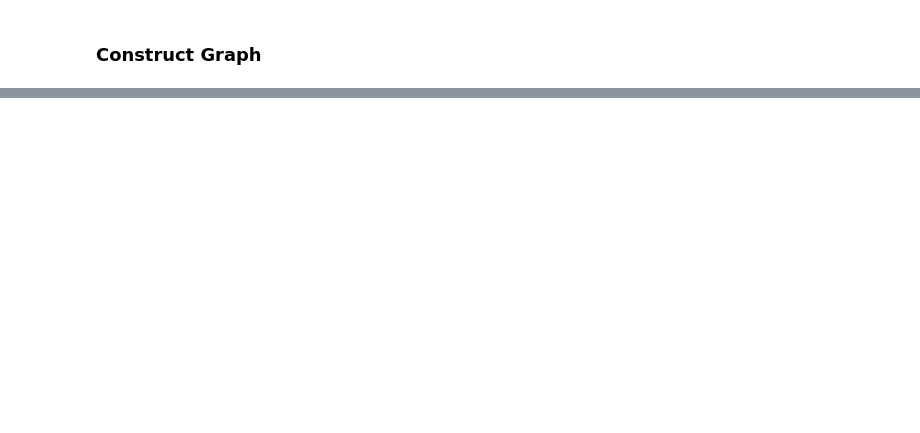
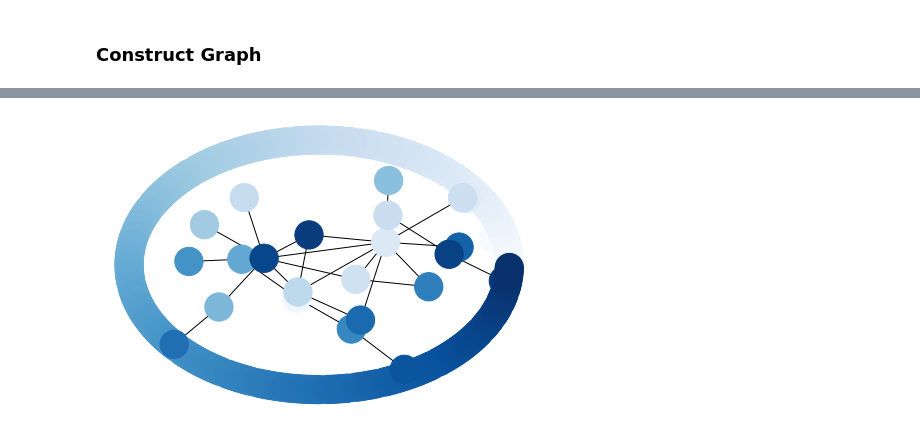
Before and after one commit to rjha18/conv-smt, a Jupyter notebook: notebooks/generate_graph.ipynb, the cells around one changed output, grey strips where cells are left out. Saved outputs shown, nothing was run; the diff lists cells and outputs as text; code cells hidden in the pictures; blank space fills up the shorter version.

```diff
--- a/notebooks/generate_graph.ipynb
+++ b/notebooks/generate_graph.ipynb
@@ -255,0 +108,9 @@ n
+# %%
+G=nx.from_numpy_matrix(A)
+# %%
+# Draw graph
+pos = nx.kamada_kawai_layout(G)
+nx.draw(G, pos, node_color=range(G.number_of_nodes()), node_size=800, cmap=plt.cm.Blues)
+plt.show()
+# %% [output]
+[figure, added]
```
Also changed, not shown: parts of 20 cells of this notebook, 1 other file.
